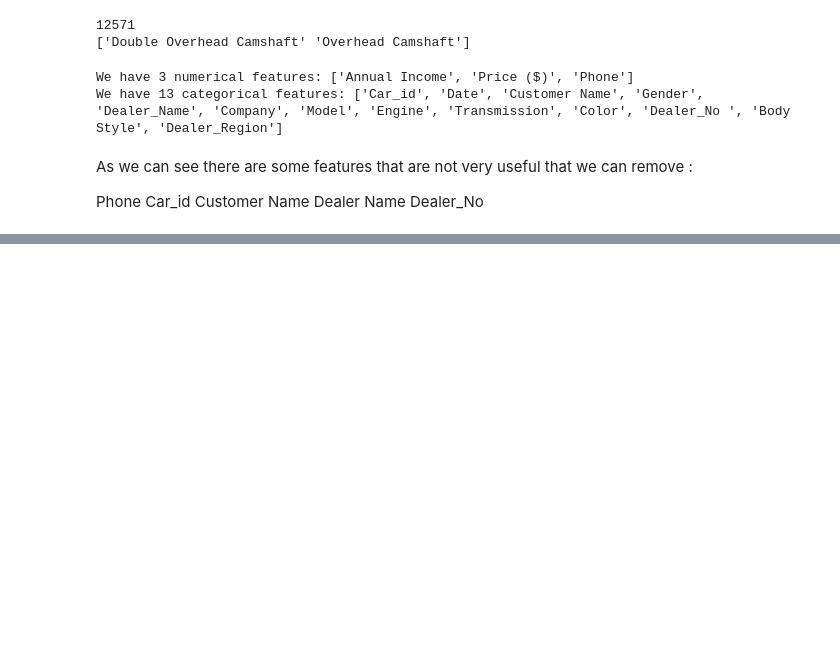
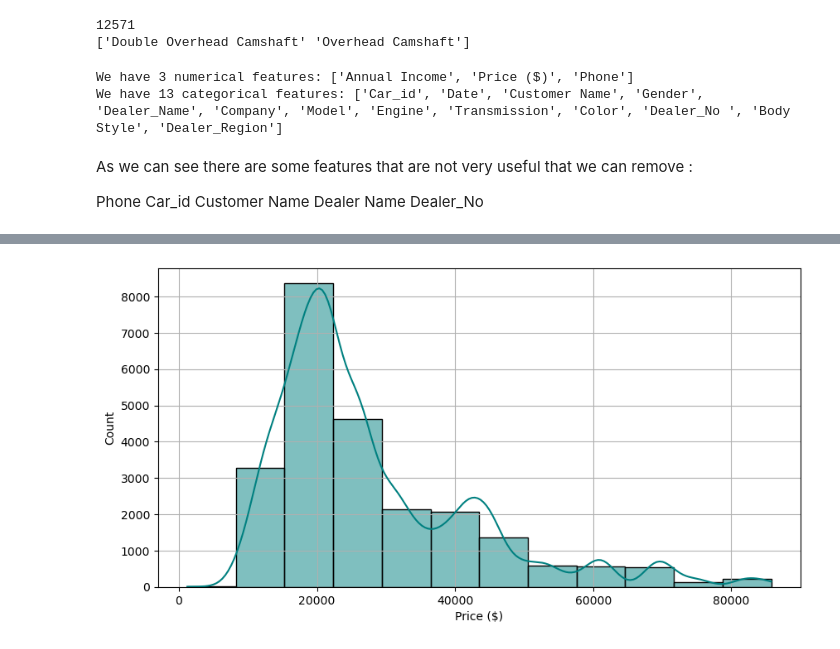
Before and after one commit to Imron042002/data-science-with-python-2023, a Jupyter notebook: finalproject/1.ipynb, the cells around one changed output, grey strips where cells are left out. Saved outputs shown, nothing was run; the diff lists cells and outputs as text; code cells hidden in the pictures; blank space fills up the shorter version.

```diff
--- a/finalproject/1.ipynb
+++ b/finalproject/1.ipynb
@@ -221,0 +243,8 @@ Univariate and Bivariate Analysis
+# %%
+fig, axs = plt.subplots(1, 1, figsize=(10, 5))
+plt.subplot(111)
+sns.histplot(df,x='Price ($)',bins=12,kde=True,color='teal')
+plt.grid()
+plt.show()
+# %% [output]
+[figure, added]
```
Also changed, not shown: parts of 12 cells of this notebook.
